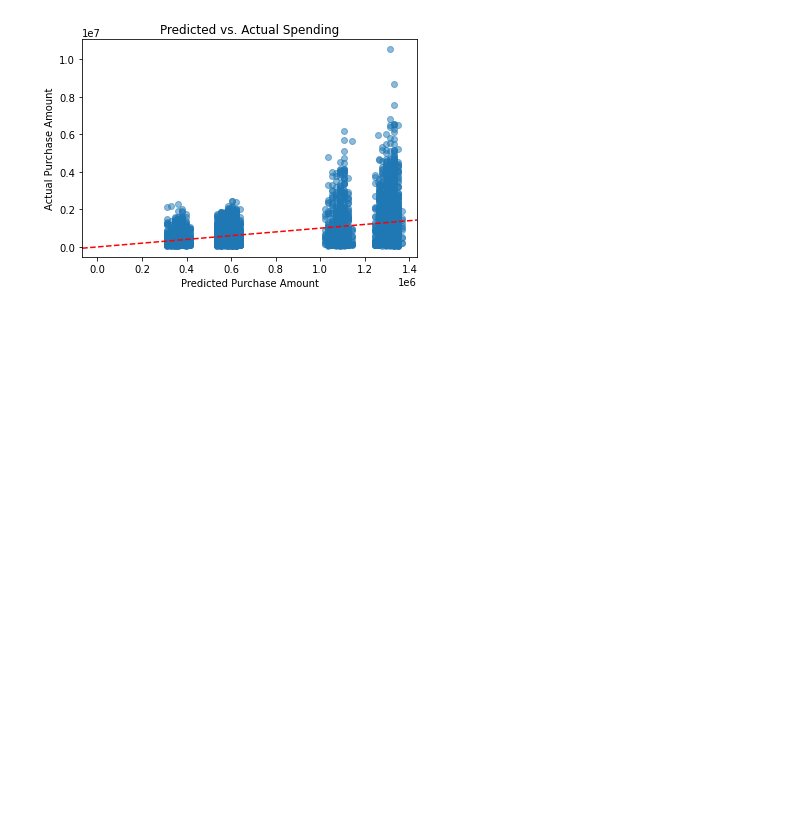
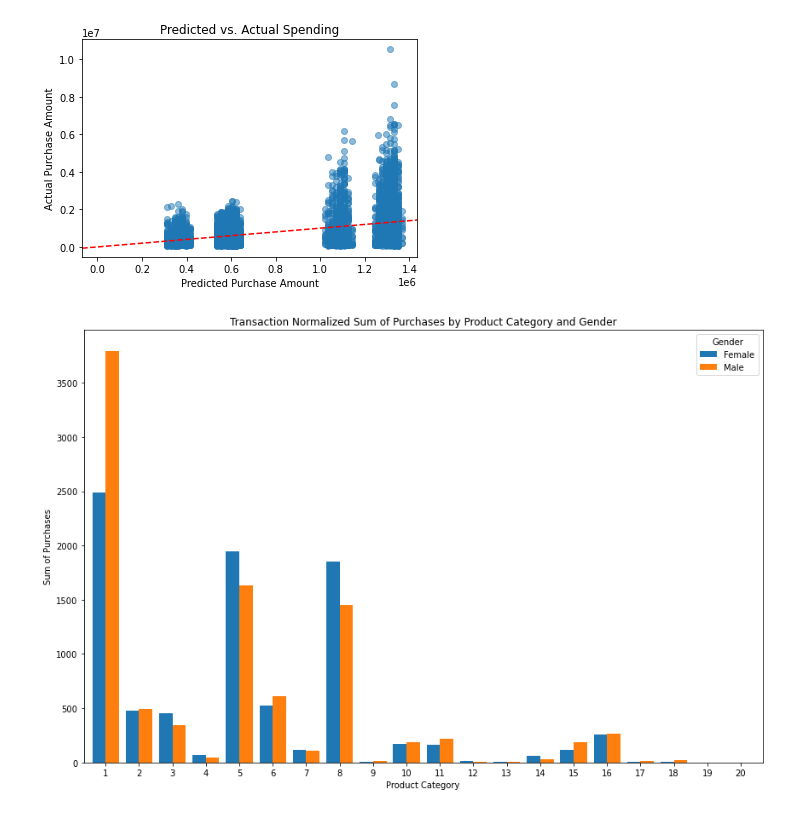
Before and after one commit to Green-Kiwie/Extreme-Couponers-Walmart-Black-Friday, a Jupyter notebook: Final Notebook.ipynb, the cells around one changed output. Saved outputs shown, nothing was run; the diff lists cells and outputs as text; code cells hidden in the pictures; blank space fills up the shorter version.

```diff
--- a/Final Notebook.ipynb
+++ b/Final Notebook.ipynb
@@ -287,3 +291,26 @@ Covariance Type:            nonrobust
 Notes:
 [1] Standard Errors assume that the covariance matrix of the errors is correctly specified.
 [figure]
+# %%
+# Normalized
+
+# Group by gender and product_id to count the number of purchases
+purchase_amounts = df.groupby(['gender', 'product_category'])['purchase'].sum().unstack().fillna(0)
+# Normalize
+purchase_amounts_normalized = purchase_amounts.div(num_transactions, axis=0)
+
+# Plotting a grouped bar chart
+purchase_amounts_normalized.T.plot(kind='bar', figsize=(12, 8), width=0.8, position=0.5)
+
+# Adding labels and title
+plt.title("Transaction Normalized Sum of Purchases by Product Category and Gender")
+plt.xlabel("Product Category")
+plt.ylabel("Sum of Purchases")
+plt.xticks(rotation=0)
+plt.legend(title="Gender", labels=["Female", "Male"])
+plt.tight_layout()
+
+# Show the plot
+plt.show()
+# %% [output]
+[figure, added]
```
Also changed, not shown: parts of 7 cells of this notebook.
